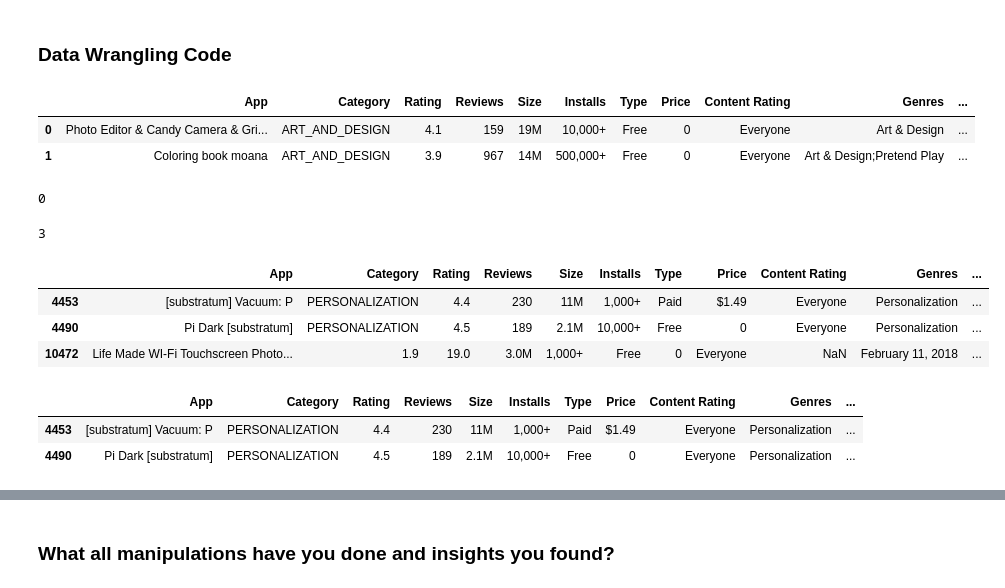
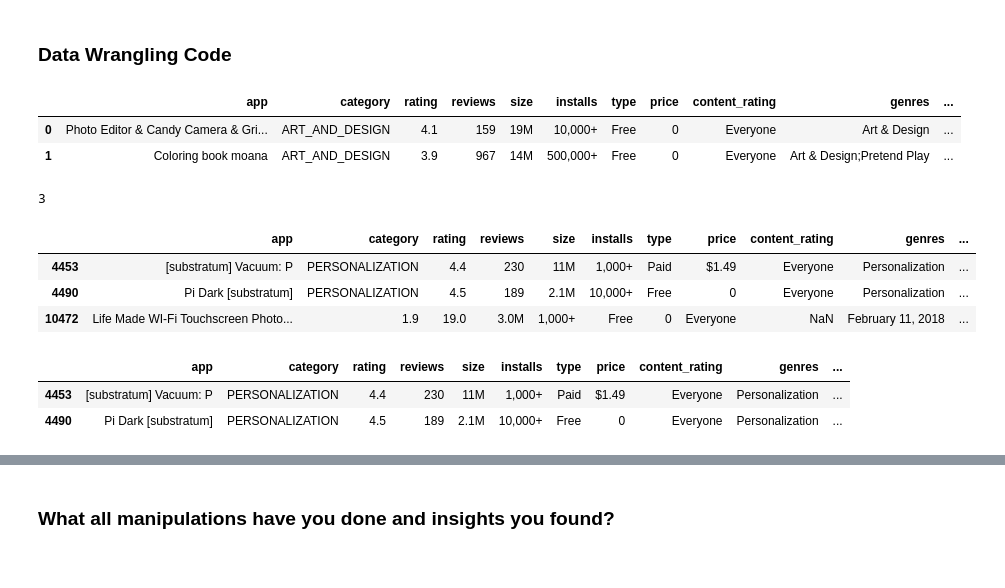
Before and after one commit to abhishek-kakde/EDA_capstone_playstore_review, a Jupyter notebook: Playstore_Apps_Review_Analysis_EDA.ipynb, the cells around one changed output, grey strips where cells are left out. Drawn from its saved outputs; the diff is of its cells as text; code cells hidden in the pictures.

```diff
--- a/Playstore_Apps_Review_Analysis_EDA.ipynb
+++ b/Playstore_Apps_Review_Analysis_EDA.ipynb
@@ -245,3 +245,6 @@ Index(['App', 'Category', 'Rating', 'Reviews', 'Size', 'Installs', 'Type',
        'Price', 'Content Rating', 'Genres', 'Last Updated', 'Current Ver',
        'Android Ver'],
       dtype='object')
+# %%
+# Getting rid of spaces or impropoper titles in columns
+df.columns = [x.lower() for x in df.columns]
@@ -247,0 +258,3 @@ Index(['App', 'Category', 'Rating', 'Reviews', 'Size', 'Installs', 'Type',
+# %%
+df.rename(columns = {'content rating':'content_rating', 'last updated':'last_updated',
+                              'current ver':'current_ver','android ver':'android_ver'}, inplace = True)
@@ -277,16 +297,14 @@ Unique values for Android Ver:
 # %%
 df.head(2)
 # %% [output]
-|  | App | Category | Rating | Reviews | Size | Installs | Type | Price | Content Rating | Genres | ... |
+|  | app | category | rating | reviews | size | installs | type | price | content_rating | genres | ... |
 | 0 | Photo Editor & Candy Camera & Gri... | ART_AND_DESIGN | 4.1 | 159 | 19M | 10,000+ | Free | 0 | Everyone | Art & Design | ... |
 | 1 | Coloring book moana | ART_AND_DESIGN | 3.9 | 967 | 14M | 500,000+ | Free | 0 | Everyone | Art & Design;Pretend Play | ... |
 # %%
 # Write your code to make your dataset analysis ready.
 # we need to remove 1474 rows of apps which has null rating as our analysis is based on customer rating
-df.dropna(how='any', subset=['Rating'], axis=0, inplace = True)
+df.dropna(how='any', subset=['rating'], axis=0, inplace = True)
 # %%
-df.Rating.isnull().sum()
+df.rating.isnull().sum()
 #To check whether we have any null rating rows left or not.
-# %% [output]
-0
 # %%
@@ -295,9 +313,9 @@ df['Android Ver'].isnull().sum()
 # %% [output]
 3
 # %%
-df.loc[df['Android Ver'].isnull()]
+df.loc[df['android_ver'].isnull()]
 # %% [output]
-|  | App | Category | Rating | Reviews | Size | Installs | Type | Price | Content Rating | Genres | ... |
+|  | app | category | rating | reviews | size | installs | type | price | content_rating | genres | ... |
 | 4453 | [substratum] Vacuum: P | PERSONALIZATION | 4.4 | 230 | 11M | 1,000+ | Paid | $1.49 | Everyone | Personalization | ... |
 | 4490 | Pi Dark [substratum] | PERSONALIZATION | 4.5 | 189 | 2.1M | 10,000+ | Free | 0 | Everyone | Personalization | ... |
 | 10472 | Life Made WI-Fi Touchscreen Photo... | 1.9 | 19.0 | 3.0M | 1,000+ | Free | 0 | Everyone | NaN | February 11, 2018 | ... |
@@ -307,10 +325,10 @@ df.loc[df['Android Ver'].isnull()]
 # %%
 df.drop(10472, inplace = True)
 # %%
-df.loc[df['Android Ver'].isnull()]
+df.loc[df['android_ver'].isnull()]
 # checking for 10472 app
 # %% [output]
-|  | App | Category | Rating | Reviews | Size | Installs | Type | Price | Content Rating | Genres | ... |
+|  | app | category | rating | reviews | size | installs | type | price | content_rating | genres | ... |
 | 4453 | [substratum] Vacuum: P | PERSONALIZATION | 4.4 | 230 | 11M | 1,000+ | Paid | $1.49 | Everyone | Personalization | ... |
 | 4490 | Pi Dark [substratum] | PERSONALIZATION | 4.5 | 189 | 2.1M | 10,000+ | Free | 0 | Everyone | Personalization | ... |
 # %%
```
Also changed, not shown: parts of 25 cells of this notebook.
